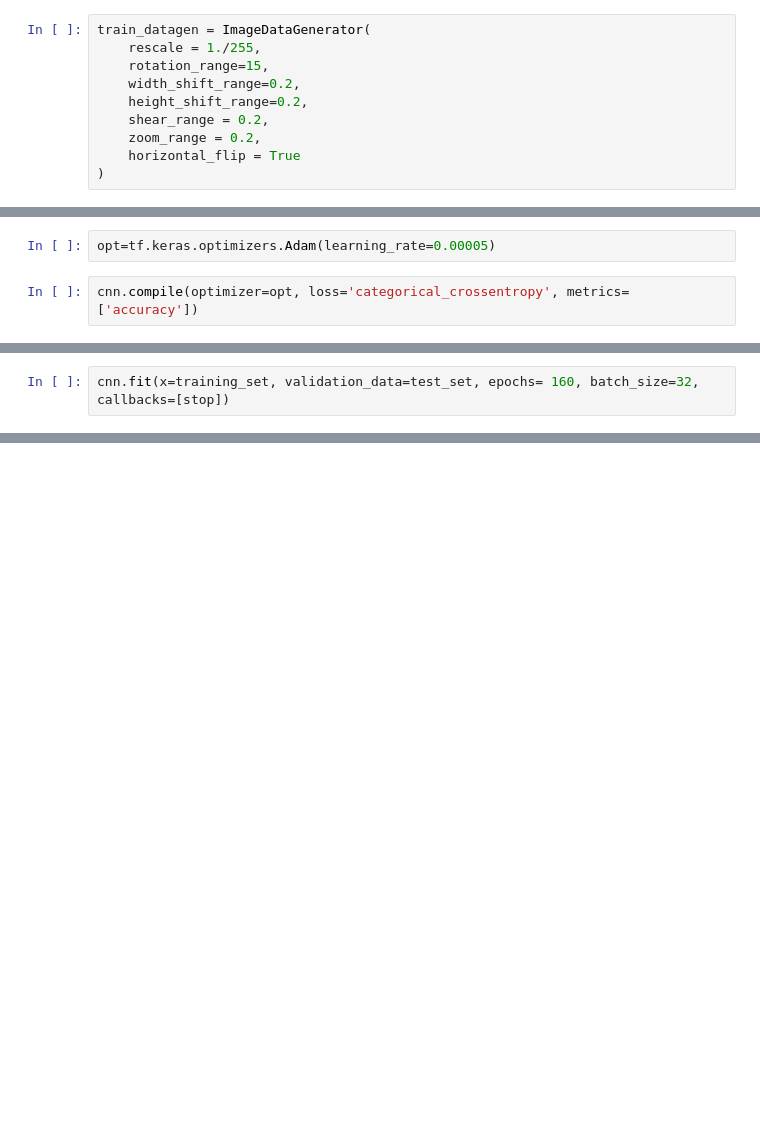
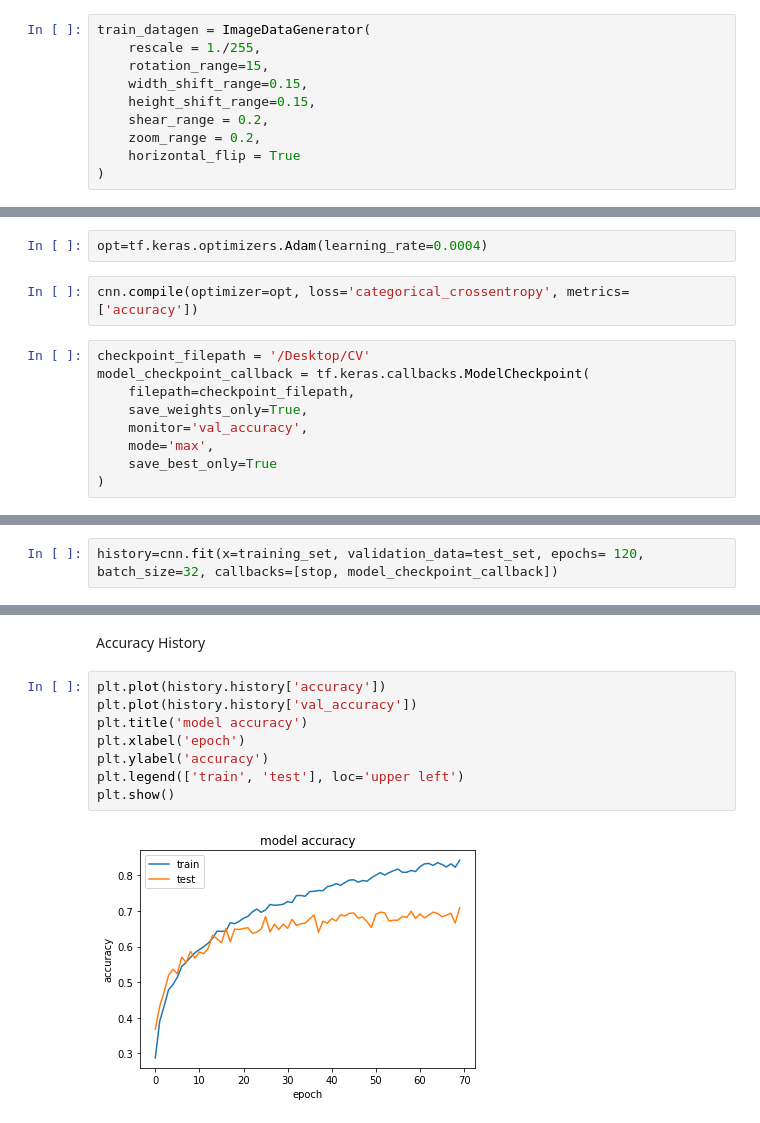
Before and after one commit to amitav710/SAiDl, a Jupyter notebook: supervised.ipynb, the cells around one changed output, grey strips where cells are left out. Cells and saved outputs as stored; diff of their text form; blank space fills up the shorter version.

```diff
--- a/supervised.ipynb
+++ b/supervised.ipynb
@@ -72,8 +106,8 @@ y_test.shape
 train_datagen = ImageDataGenerator(
     rescale = 1./255,
     rotation_range=15,
-    width_shift_range=0.2,
-    height_shift_range=0.2,
+    width_shift_range=0.15,
+    height_shift_range=0.15,
     shear_range = 0.2,
     zoom_range = 0.2,
     horizontal_flip = True
@@ -119,4 +217,13 @@ stop = EarlyStopping(patience=25)
 # %%
-opt=tf.keras.optimizers.Adam(learning_rate=0.00005)
+opt=tf.keras.optimizers.Adam(learning_rate=0.0004)
 # %%
 cnn.compile(optimizer=opt, loss='categorical_crossentropy', metrics=['accuracy'])
+# %%
+checkpoint_filepath = '/Desktop/CV'
+model_checkpoint_callback = tf.keras.callbacks.ModelCheckpoint(
+    filepath=checkpoint_filepath,
+    save_weights_only=True,
+    monitor='val_accuracy',
+    mode='max',
+    save_best_only=True
+)
@@ -123,3 +250,3 @@ cnn.compile(optimizer=opt, loss='categorical_crossentropy', metrics=['accuracy']
 # %%
-cnn.fit(x=training_set, validation_data=test_set, epochs= 160, batch_size=32, callbacks=[stop])
+history=cnn.fit(x=training_set, validation_data=test_set, epochs= 120, batch_size=32, callbacks=[stop, model_checkpoint_callback])
 # %% [output]
@@ -143,0 +270,12 @@ Epoch 140/160
+# %% [markdown]
+Accuracy History
+# %%
+plt.plot(history.history['accuracy'])
+plt.plot(history.history['val_accuracy'])
+plt.title('model accuracy')
+plt.xlabel('epoch')
+plt.ylabel('accuracy')
+plt.legend(['train', 'test'], loc='upper left')
+plt.show()
+# %% [output]
+[figure, added]
```
Also changed, not shown: parts of 18 cells of this notebook.
